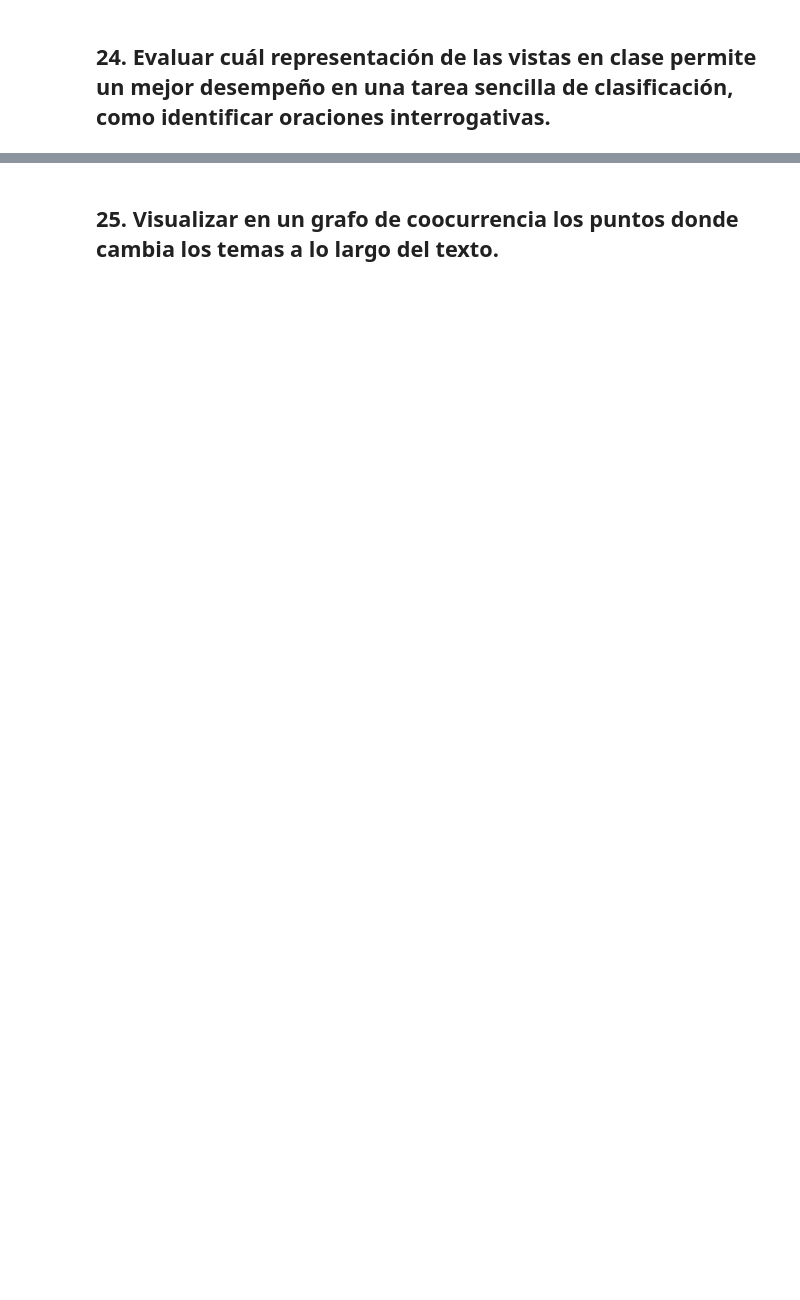
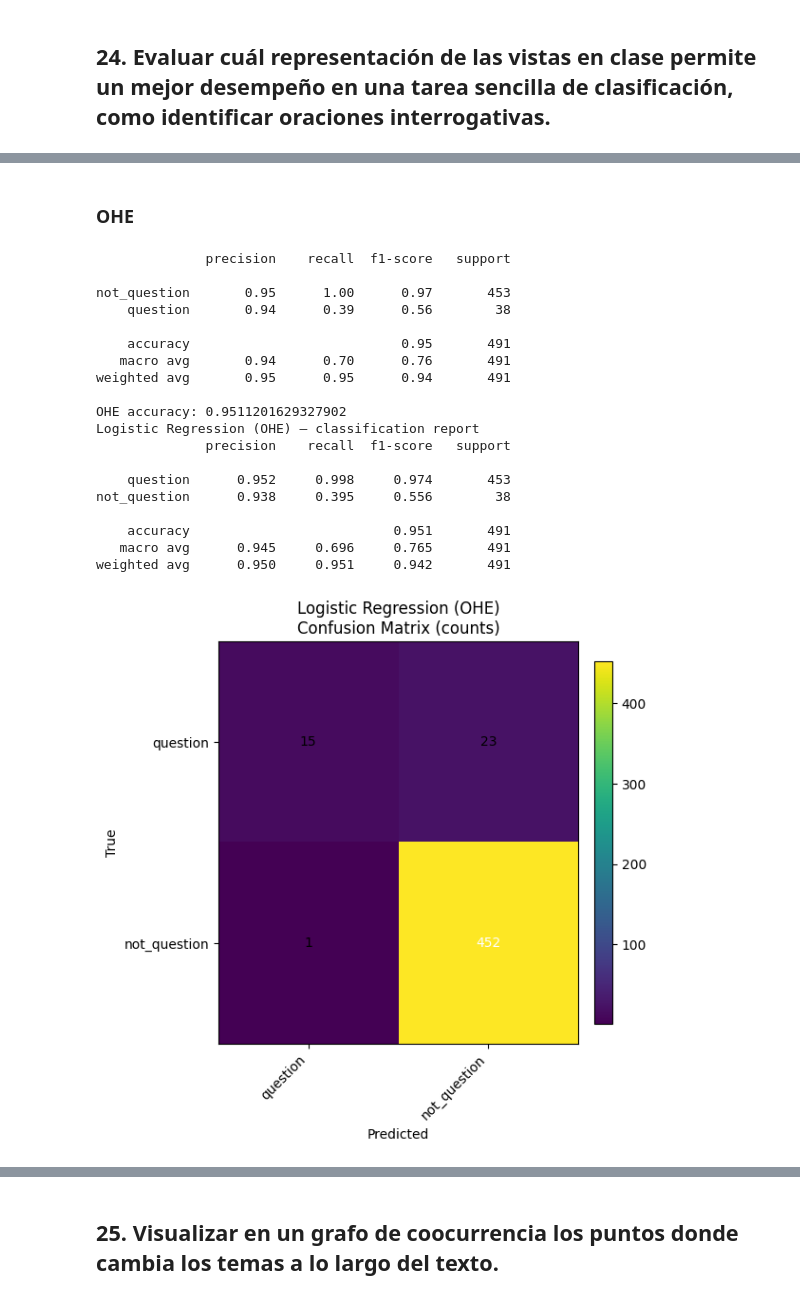
Before and after one commit to RicardoCalvoP/TC3007C, a Jupyter notebook: NaturalLanguageProcessing/A01028889Exam.ipynb, the cells around one changed output, grey strips where cells are left out. Cells and saved outputs as stored; diff of their text form; code cells hidden in the pictures; blank space fills up the shorter version.

```diff
--- a/NaturalLanguageProcessing/A01028889Exam.ipynb
+++ b/NaturalLanguageProcessing/A01028889Exam.ipynb
@@ -1114,0 +1178,42 @@ for k, sent in enumerate(valid_sentences):
+# %% [markdown]
+### OHE
+# %%
+ohe_vec = CountVectorizer(binary=True, token_pattern=r"(?u)\b\w+\b")
+X_train_ohe = ohe_vec.fit_transform(sent_train)
+X_test_ohe  = ohe_vec.transform(sent_test)
+
+clf_ohe = LogisticRegression(max_iter=500)
+clf_ohe.fit(X_train_ohe, y_train)
+
+y_pred_ohe = clf_ohe.predict(X_test_ohe)
+
+print(classification_report(y_test, y_pred_ohe))
+
+acc_ohe = clf_ohe.score(X_test_ohe, y_test)
+print("OHE accuracy:", acc_ohe)
+cm = plot_confusion_matrix(
+    y_test, y_pred_ohe,
+    class_names=["question", "not_question"],
+    title_prefix="Logistic Regression (OHE)"
+)
+# %% [output]
+              precision    recall  f1-score   support
+
+not_question       0.95      1.00      0.97       453
+    question       0.94      0.39      0.56        38
+
+    accuracy                           0.95       491
+   macro avg       0.94      0.70      0.76       491
+weighted avg       0.95      0.95      0.94       491
+
+OHE accuracy: 0.9511201629327902
+Logistic Regression (OHE) — classification report
+              precision    recall  f1-score   support
+
+    question      0.952     0.998     0.974       453
+not_question      0.938     0.395     0.556        38
+
+    accuracy                          0.951       491
+   macro avg      0.945     0.696     0.765       491
+weighted avg      0.950     0.951     0.942       491
+[figure, added]
```
Also changed, not shown: parts of 53 cells of this notebook.
